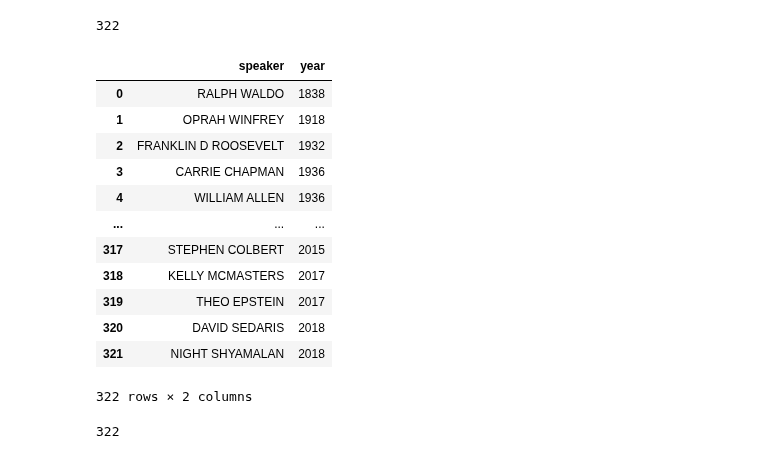
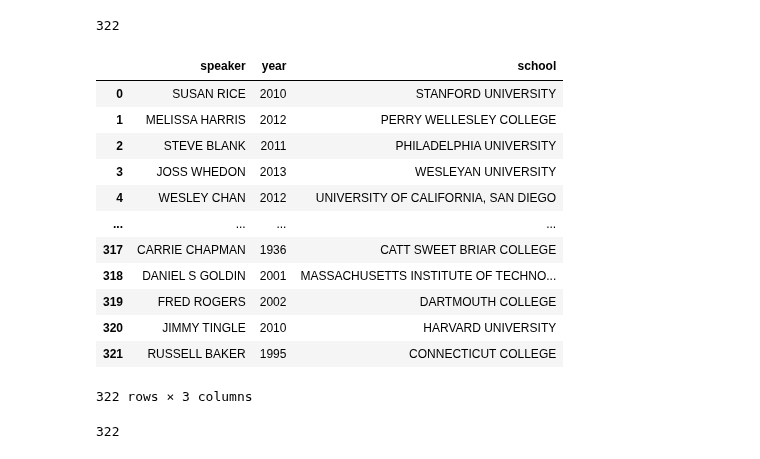
Before and after one commit to katiehuang1221/NLP-Analysis-On-Motivational-Speeches, a Jupyter notebook: notebook/01_data_collect.ipynb, the cells around one changed output. Cells and saved outputs as stored; diff of their text form; code cells hidden in the pictures.

Commit message:
Include school in original df.

```diff
--- a/notebook/01_data_collect.ipynb
+++ b/notebook/01_data_collect.ipynb
@@ -144,29 +165,35 @@ len(myFiles)
 # %%
 year_2 = [file.split('-')[0] for file in myFiles]
 
-speakr_2 = [" ".join(file.split('-')[1:3]) \
+speaker_2 = [" ".join(file.split('-')[1:3]) \
             if len(file.split('-')[2]) != 1 else " ".join(file.split('-')[1:4]) \
             for file in myFiles]
+
+school_2 = [" ".join(file.split('-')[3:]).rstrip('.txt') \
+            if len(file.split('-')[2]) != 1
+            else " ".join(file.split('-')[4:]).rstrip('.txt') \
+            for file in myFiles]
 # %%
-speech_df_2 = pd.DataFrame([speakr_2,year_2]).transpose()
-speech_df_2.columns = ['speaker','year']
+speech_df_2 = pd.DataFrame([speaker_2,year_2,school_2]).transpose()
+speech_df_2.columns = ['speaker','year','school']
 speech_df_2['speaker'] = speech_df_2['speaker'].apply(lambda x: x.upper())
 speech_df_2['year'] = speech_df_2['year'].replace('',0).astype('int')
+speech_df_2['school'] = speech_df_2['school'].apply(lambda x: x.upper())
 speech_df_2
 # %% [output]
-|  | speaker | year |
-| 0 | RALPH WALDO | 1838 |
-| 1 | OPRAH WINFREY | 1918 |
-| 2 | FRANKLIN D ROOSEVELT | 1932 |
-| 3 | CARRIE CHAPMAN | 1936 |
-| 4 | WILLIAM ALLEN | 1936 |
-| ... | ... | ... |
-| 317 | STEPHEN COLBERT | 2015 |
-| 318 | KELLY MCMASTERS | 2017 |
-| 319 | THEO EPSTEIN | 2017 |
-| 320 | DAVID SEDARIS | 2018 |
-| 321 | NIGHT SHYAMALAN | 2018 |
+|  | speaker | year | school |
+| 0 | SUSAN RICE | 2010 | STANFORD UNIVERSITY |
+| 1 | MELISSA HARRIS | 2012 | PERRY WELLESLEY COLLEGE |
+| 2 | STEVE BLANK | 2011 | PHILADELPHIA UNIVERSITY |
+| 3 | JOSS WHEDON | 2013 | WESLEYAN UNIVERSITY |
+| 4 | WESLEY CHAN | 2012 | UNIVERSITY OF CALIFORNIA, SAN DIEGO |
+| ... | ... | ... | ... |
+| 317 | CARRIE CHAPMAN | 1936 | CATT SWEET BRIAR COLLEGE |
+| 318 | DANIEL S GOLDIN | 2001 | MASSACHUSETTS INSTITUTE OF TECHNO... |
+| 319 | FRED ROGERS | 2002 | DARTMOUTH COLLEGE |
+| 320 | JIMMY TINGLE | 2010 | HARVARD UNIVERSITY |
+| 321 | RUSSELL BAKER | 1995 | CONNECTICUT COLLEGE |
-322 rows × 2 columns
+322 rows × 3 columns
 # %%
 transcripts_2 = []
 for file in myFiles:
```
Also changed, not shown: parts of 15 cells of this notebook, 1 other file.
